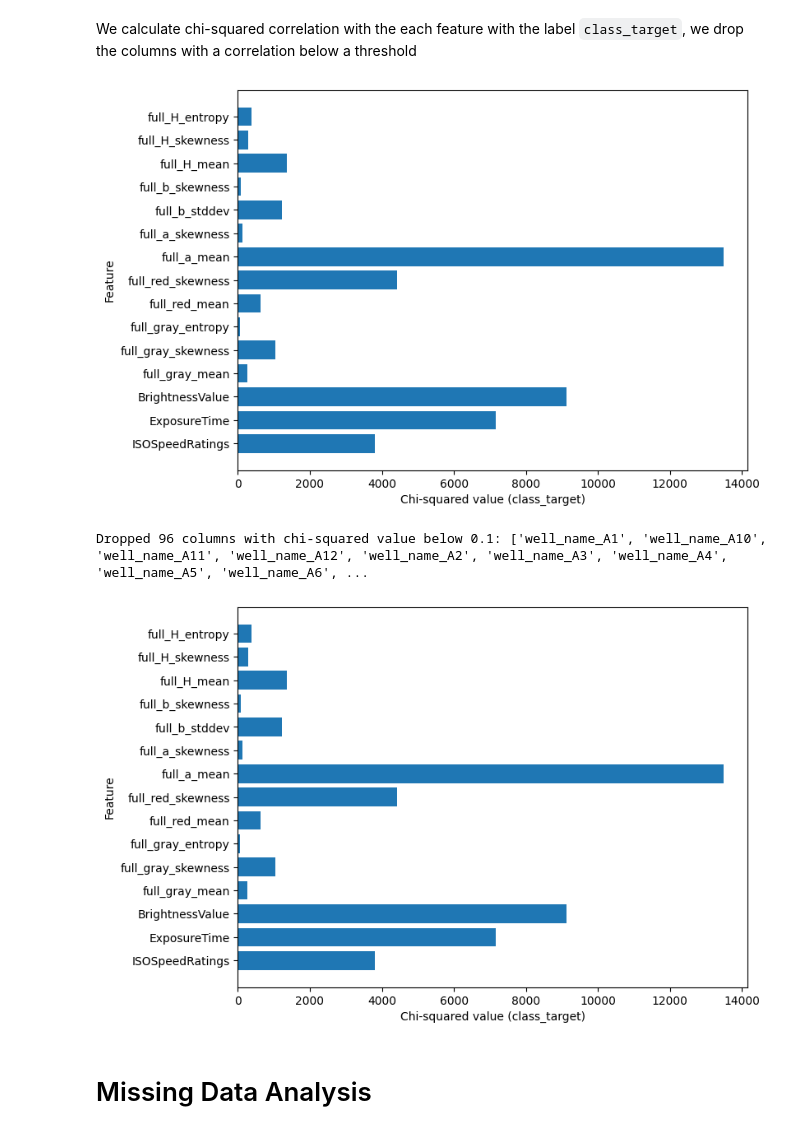
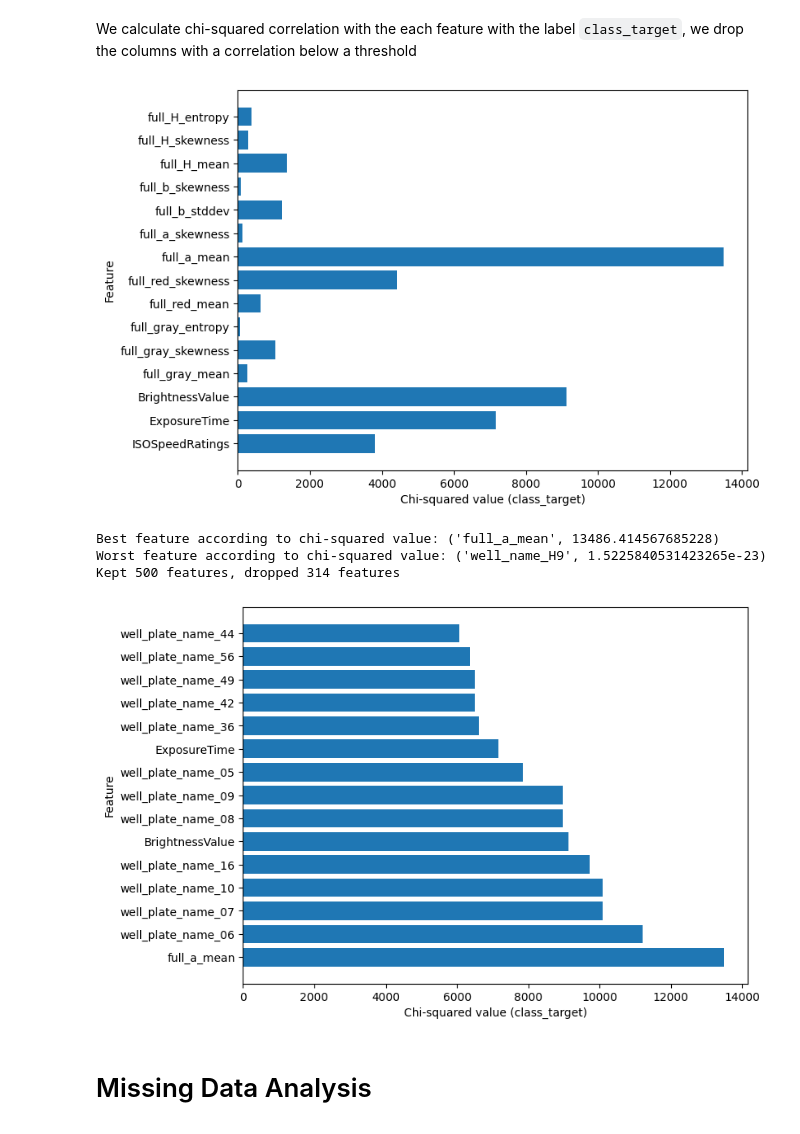
Before and after one commit to Frollamma/progetto-piccialli, a Jupyter notebook: main.ipynb, the cells around one changed output. Drawn from its saved outputs; the diff is of its cells as text; code cells hidden in the pictures.

```diff
--- a/main.ipynb
+++ b/main.ipynb
@@ -504,14 +504,27 @@ plt.barh(FEATURES_COLUMNS[:NUMBER_OF_FEATURES_TO_PLOT], chi2_values[:NUMBER_OF_F
 plt.xlabel('Chi-squared value (class_target)')
 plt.ylabel('Feature')
 le = LabelEncoder()
-y = le.fit_transform(df["class_target"])
+y = le.fit_transform(df_onehot_dropped["class_target"])
 plt.show()
 
-# Drop columns with chi-squared value below a threshold
-threshold = 0.1
-to_drop = [col for col, chi2_val in zip(FEATURES_COLUMNS, chi2_values) if chi2_val < threshold]
-df_onehot_dropped_chi2 = df_onehot_dropped.drop(columns=to_drop)
-print(f"Dropped {len(to_drop)} columns with chi-squared value below {threshold}: {to_drop}")
+# # Drop columns with chi-squared value below a threshold
+# threshold = 0.1
+# to_drop = [col for col, chi2_val in zip(FEATURES_COLUMNS, chi2_values) if chi2_val < threshold]
+# df_onehot_dropped_chi2 = df_onehot_dropped.drop(columns=to_drop)
+# print(f"Dropped {len(to_drop)} columns with chi-squared value below {threshold}: {to_drop}")
+
+# Sort features by chi-squared value using sorted
+feature_columns_with_chi_squared_value = sorted(zip(FEATURES_COLUMNS, chi2_values), key=lambda x: x[1], reverse=True)
+FEATURES_COLUMNS = [col for col, chi2_val in feature_columns_with_chi_squared_value]
+print(f"Best feature according to chi-squared value: {feature_columns_with_chi_squared_value[0]}")
+print(f"Worst feature according to chi-squared value: {feature_columns_with_chi_squared_value[-1]}")
+
+# Keep only the top features
+NUMBER_OF_FEATURES_TO_KEEP = 500
+number_of_dropped_features = len(FEATURES_COLUMNS) - NUMBER_OF_FEATURES_TO_KEEP
+FEATURES_COLUMNS = FEATURES_COLUMNS[:NUMBER_OF_FEATURES_TO_KEEP]
+df_onehot_dropped_chi2 = df_onehot_dropped[FEATURES_COLUMNS + LABEL_COLUMNS]
+print(f"Kept {NUMBER_OF_FEATURES_TO_KEEP} features, dropped {number_of_dropped_features} features")
 
 # Create a new plot for the Chi-squared values
 FEATURES_COLUMNS = [col for col in df_onehot_dropped_chi2.columns if col not in LABEL_COLUMNS]
@@ -524,40 +537,42 @@ plt.xlabel('Chi-squared value (class_target)')
 plt.ylabel('Feature')
 plt.show()
 
-# TODO - CHECK: understand why since value_target is continuous, it is not possible to apply chi-squared test
+# TODO - CHECK: understand why since value_target is continuous, it is not possible to apply chi-squared
 # # Do the same for value_target (numeric feature)
 # # Apply non-negative transformation to the input data
 # scaler = MinMaxScaler()
 # X = scaler.fit_transform(df_onehot_dropped_chi2[FEATURES_COLUMNS])
 # y = df["value_target"]
 
 # # Chi-squared test
 # chi2_values, p_values = chi2(X, y)
 
 # # Create a plot for the chi-squared values
 # plt.figure(figsize=(8, 6))
 # plt.barh(FEATURES_COLUMNS, chi2_values)
 # plt.xlabel('Chi-squared value (value_target)')
 # plt.ylabel('Feature')
 # plt.show()
 
 # # Drop columns with chi-squared value below a threshold
 # threshold = 0.1
 # to_drop = [col for col, chi2_val in zip(FEATURES_COLUMNS, chi2_values) if chi2_val < threshold]
 # df_onehot_dropped_chi2 = df_onehot_dropped_chi2.drop(columns=to_drop)
 
 # # Create a new plot for the Chi-squared values
 # FEATURES_COLUMNS = [col for col in df_onehot_dropped_chi2.columns if col not in LABEL_COLUMNS]
 # chi2_values, _ = chi2(X, y)
 # plt.figure(figsize=(8, 6))
 # plt.barh(FEATURES_COLUMNS, chi2_values)
 # plt.xlabel('Chi-squared value (value_target)')
 # plt.ylabel('Feature')
 # plt.show()
 # %% [output]
 [figure]
-Dropped 96 columns with chi-squared value below 0.1: ['well_name_A1', 'well_name_A10', 'well_name_A11', 'well_name_A12', 'well_name_A2', 'well_name_A3', 'well_name_A4', 'well_name_A5', 'well_name_A6', ...
+Best feature according to chi-squared value: ('full_a_mean', 13486.414567685228)
+Worst feature according to chi-squared value: ('well_name_H9', 1.5225840531423265e-23)
+Kept 500 features, dropped 314 features
-[figure, old version]
+[figure, new version]
 # %% [markdown]
 # Missing Data Analysis
 # %% [markdown]
```
Also changed, not shown: parts of 26 cells of this notebook, 2 other files.
